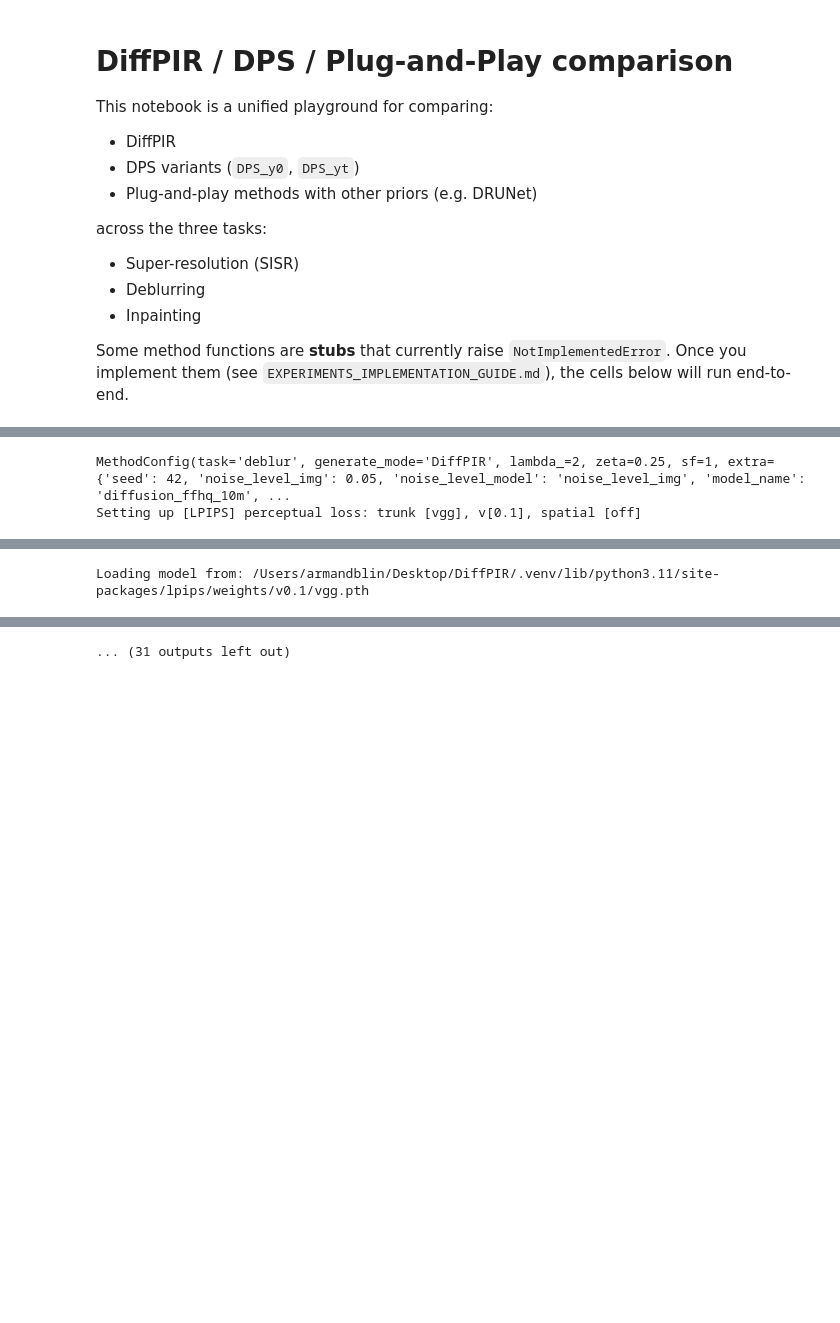
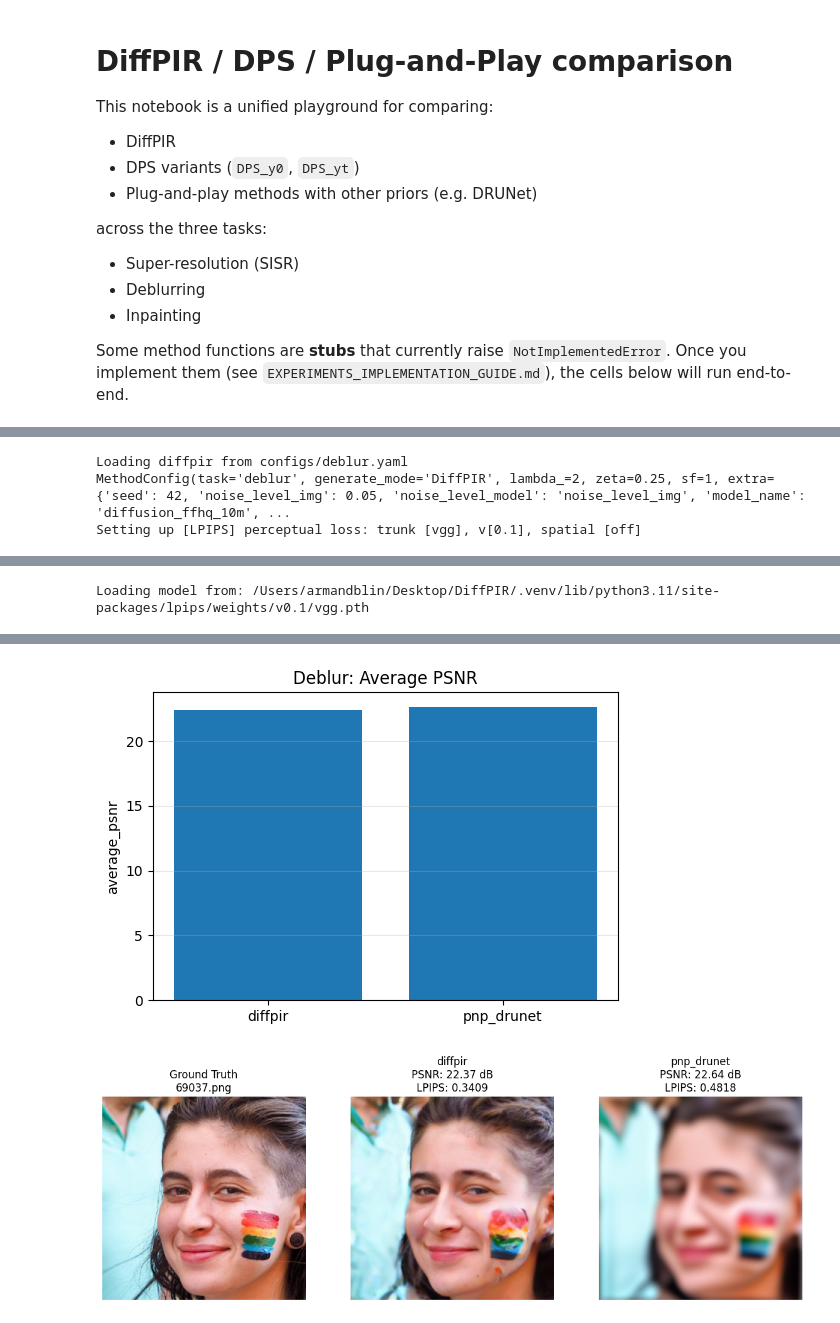
Before and after one commit to aygoun/DiffPIR, a Jupyter notebook: comparison_notebook.ipynb, the cells around one changed output, grey strips where cells are left out. Saved outputs shown, nothing was run; the diff lists cells and outputs as text; code cells hidden in the pictures; blank space fills up the shorter version.

Commit message:
feat(notebook): output images

```diff
--- a/comparison_notebook.ipynb
+++ b/comparison_notebook.ipynb
@@ -123,6 +123,48 @@ def plot_metric_bar(results: Dict[str, RunResult], metric: str = "average_psnr",
     plt.title(title or metric)
     plt.grid(axis="y", alpha=0.3)
     plt.show()
+
+# show resulting images
+def show_results(results: Dict[str, RunResult]) -> None:
+    """Display in a single row the first image of each method alongside the ground truth."""
+
+    # Pick the first image name that appears in the first run's results
+    first_run = next(iter(results.values()))
+    first_img_name = next(iter(first_run.image_results))
+
+    n_methods = len(results)
+    fig, axes = plt.subplots(1, n_methods + 1, figsize=(4 * (n_methods + 1), 4))
+
+    # Ground truth — image_path on ImageResult always points to the sharp GT
+    gt_path = first_run.image_results[first_img_name].image_path
+    axes[0].imshow(plt.imread(gt_path))
+    axes[0].set_title(f"Ground Truth\n{first_img_name}")
+    axes[0].axis("off")
+
+    for ax, (method_name, run_result) in zip(axes[1:], results.items()):
+        img_result = run_result.image_results.get(first_img_name)
+        if img_result is None:
+            ax.text(0.5, 0.5, "No result", ha="center", va="center", transform=ax.transAxes)
+            ax.axis("off")
+            continue
+
+        if img_result.output_path and os.path.exists(img_result.output_path):
+            ax.imshow(plt.imread(img_result.output_path))
+        else:
+            ax.text(
+                0.5, 0.5,
+                f"Image not found\n{img_result.output_path}",
+                ha="center", va="center", transform=ax.transAxes, fontsize=8,
+            )
+
+        title = f"{method_name}\nPSNR: {img_result.psnr:.2f} dB"
+        if img_result.lpips is not None:
+            title += f"\nLPIPS: {img_result.lpips:.4f}"
+        ax.set_title(title)
+        ax.axis("off")
+
+    plt.tight_layout()
+    plt.show()
 # %%
 # Hyper parameters tuning
 # Let's try to find best lambda for deblurring
@@ -158,4 +200,5 @@ deblur_results = compare_task(
     methods=["diffpir", "pnp_drunet"],  # diffpir, "dps_y0", "dps_yt"
 )
 plot_metric_bar(deblur_results, metric="average_psnr", title="Deblur: Average PSNR")
+show_results(deblur_results)
 # %% [output]
@@ -163,2 +206,3 @@ plot_metric_bar(deblur_results, metric="average_psnr", title="Deblur: Average PS
+Loading diffpir from configs/deblur.yaml
 MethodConfig(task='deblur', generate_mode='DiffPIR', lambda_=2, zeta=0.25, sf=1, extra={'seed': 42, 'noise_level_img': 0.05, 'noise_level_model': 'noise_level_img', 'model_name': 'diffusion_ffhq_10m', ...
 Setting up [LPIPS] perceptual loss: trunk [vgg], v[0.1], spatial [off]
@@ -191,4 +230,5 @@ Loading model from: /Users/armandblin/Desktop/DiffPIR/.venv/lib/python3.11/site-
-... (31 outputs left out)
+[figure, added]
+[figure, added]
 # %%
 # Super-resolution comparison on the demo_test set
 # sr_results = compare_task(
```
Also changed, not shown: parts of 1 cell of this notebook, 2 other files.
